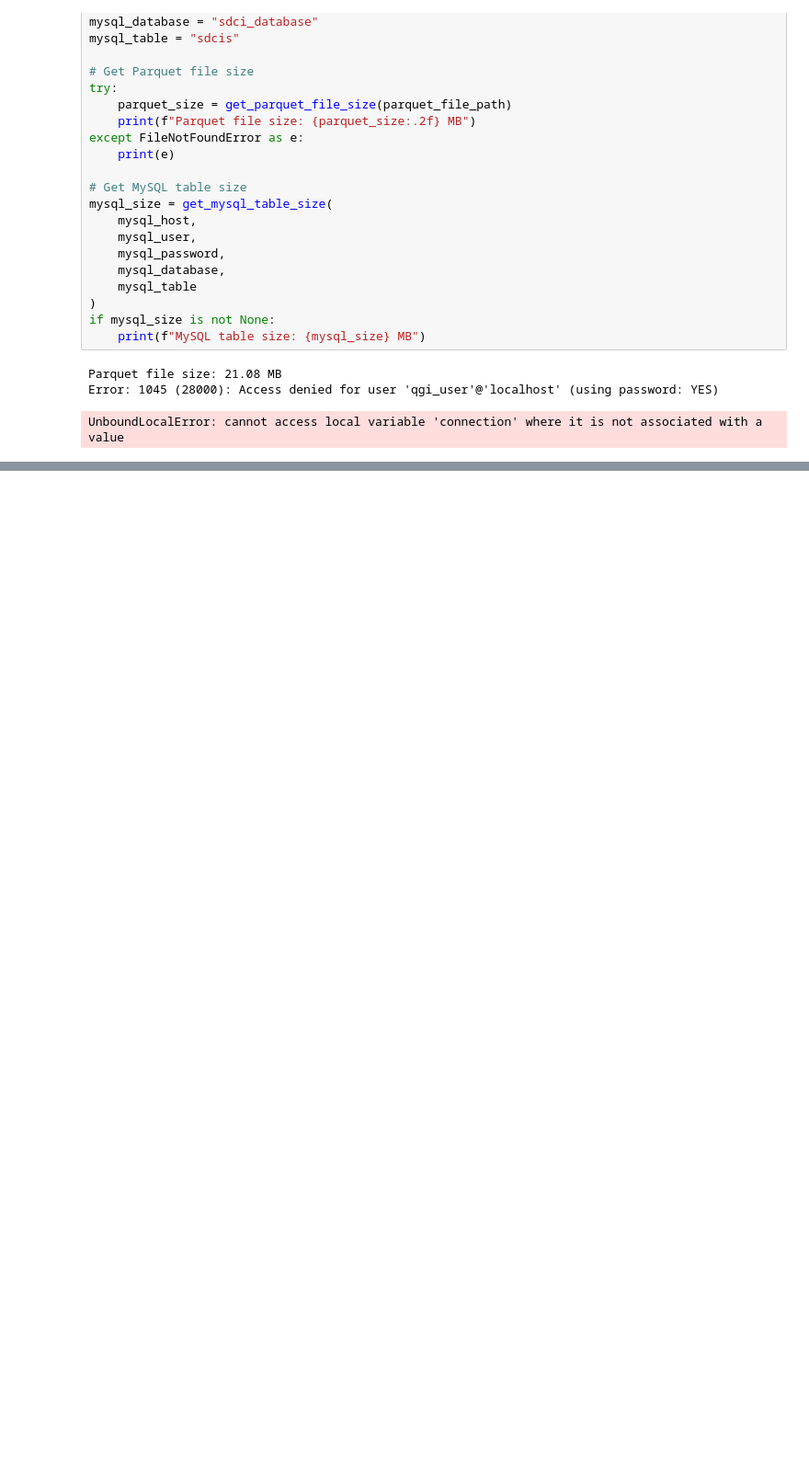
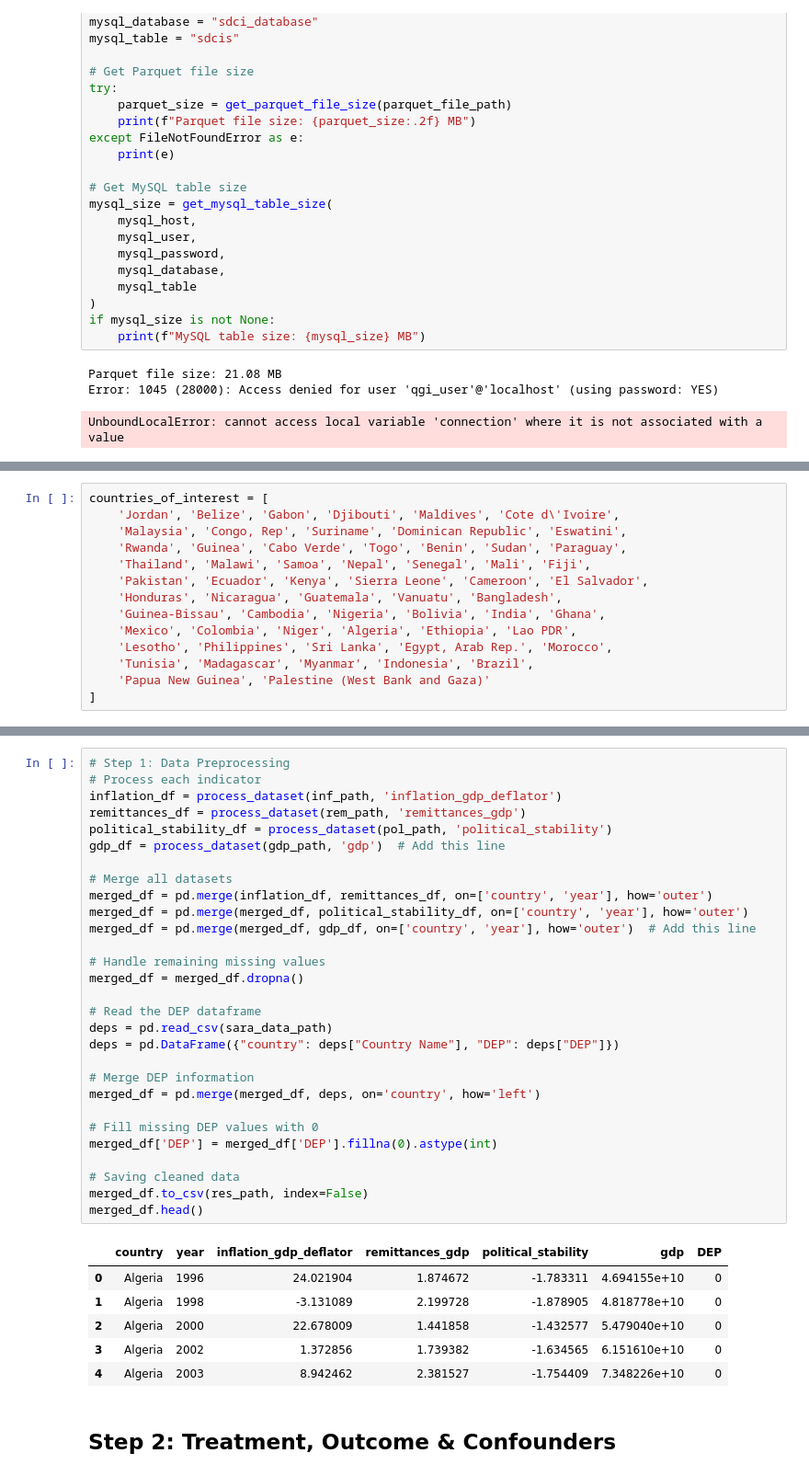
Before and after one commit to AminAlAit/qgi-4.0, a Jupyter notebook: notebooks/general.ipynb, the cells around one changed output, grey strips where cells are left out. Shown at 92% size. Cells and saved outputs as stored; diff of their text form; blank space fills up the shorter version.

Commit message:
adding new indicator, misc development

```diff
--- a/notebooks/general.ipynb
+++ b/notebooks/general.ipynb
@@ -406,0 +480,14 @@ UnboundLocalError: cannot access local variable 'connection' where it is not ass
+# %%
+countries_of_interest = [
+    'Jordan', 'Belize', 'Gabon', 'Djibouti', 'Maldives', 'Cote d\'Ivoire',
+    'Malaysia', 'Congo, Rep', 'Suriname', 'Dominican Republic', 'Eswatini',
+    'Rwanda', 'Guinea', 'Cabo Verde', 'Togo', 'Benin', 'Sudan', 'Paraguay',
+    'Thailand', 'Malawi', 'Samoa', 'Nepal', 'Senegal', 'Mali', 'Fiji',
+    'Pakistan', 'Ecuador', 'Kenya', 'Sierra Leone', 'Cameroon', 'El Salvador',
+    'Honduras', 'Nicaragua', 'Guatemala', 'Vanuatu', 'Bangladesh',
+    'Guinea-Bissau', 'Cambodia', 'Nigeria', 'Bolivia', 'India', 'Ghana',
+    'Mexico', 'Colombia', 'Niger', 'Algeria', 'Ethiopia', 'Lao PDR',
+    'Lesotho', 'Philippines', 'Sri Lanka', 'Egypt, Arab Rep.', 'Morocco',
+    'Tunisia', 'Madagascar', 'Myanmar', 'Indonesia', 'Brazil',
+    'Papua New Guinea', 'Palestine (West Bank and Gaza)'
+]
@@ -406,0 +527,38 @@ UnboundLocalError: cannot access local variable 'connection' where it is not ass
+# %%
+# Step 1: Data Preprocessing
+# Process each indicator
+inflation_df = process_dataset(inf_path, 'inflation_gdp_deflator')
+remittances_df = process_dataset(rem_path, 'remittances_gdp')
+political_stability_df = process_dataset(pol_path, 'political_stability')
+gdp_df = process_dataset(gdp_path, 'gdp')  # Add this line
+
+# Merge all datasets
+merged_df = pd.merge(inflation_df, remittances_df, on=['country', 'year'], how='outer')
+merged_df = pd.merge(merged_df, political_stability_df, on=['country', 'year'], how='outer')
+merged_df = pd.merge(merged_df, gdp_df, on=['country', 'year'], how='outer')  # Add this line
+
+# Handle remaining missing values
+merged_df = merged_df.dropna()
+
+# Read the DEP dataframe
+deps = pd.read_csv(sara_data_path)
+deps = pd.DataFrame({"country": deps["Country Name"], "DEP": deps["DEP"]})
+
+# Merge DEP information
+merged_df = pd.merge(merged_df, deps, on='country', how='left')
+
+# Fill missing DEP values with 0
+merged_df['DEP'] = merged_df['DEP'].fillna(0).astype(int)
+
+# Saving cleaned data
+merged_df.to_csv(res_path, index=False)
+merged_df.head()
+# %% [output]
+|  | country | year | inflation_gdp_deflator | remittances_gdp | political_stability | gdp | DEP |
+| 0 | Algeria | 1996 | 24.021904 | 1.874672 | -1.783311 | 4.694155e+10 | 0 |
+| 1 | Algeria | 1998 | -3.131089 | 2.199728 | -1.878905 | 4.818778e+10 | 0 |
+| 2 | Algeria | 2000 | 22.678009 | 1.441858 | -1.432577 | 5.479040e+10 | 0 |
+| 3 | Algeria | 2002 | 1.372856 | 1.739382 | -1.634565 | 6.151610e+10 | 0 |
+| 4 | Algeria | 2003 | 8.942462 | 2.381527 | -1.754409 | 7.348226e+10 | 0 |
+# %% [markdown]
+## Step 2: Treatment, Outcome & Confounders
```
Also changed, not shown: parts of 24 cells of this notebook, 12 other files.
